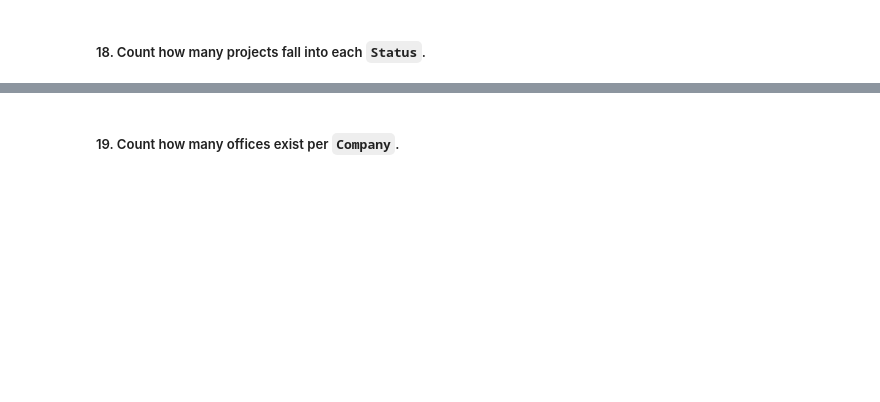
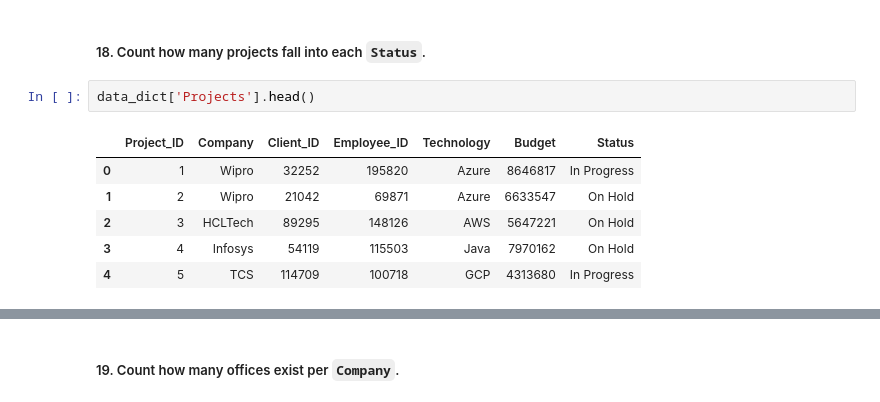
Before and after one commit to shiva3994/Projects, a Jupyter notebook: Python/L_Big4_India.ipynb, the cells around one changed output, grey strips where cells are left out. Drawn from its saved outputs; the diff is of its cells as text; blank space fills up the shorter version.

```diff
--- a/Python/L_Big4_India.ipynb
+++ b/Python/L_Big4_India.ipynb
@@ -318,2 +344,11 @@ Name: count, dtype: int64
 # %% [markdown]
 ##### 18. Count how many projects fall into each `Status`.
+# %%
+data_dict['Projects'].head()
+# %% [output]
+|  | Project_ID | Company | Client_ID | Employee_ID | Technology | Budget | Status |
+| 0 | 1 | Wipro | 32252 | 195820 | Azure | 8646817 | In Progress |
+| 1 | 2 | Wipro | 21042 | 69871 | Azure | 6633547 | On Hold |
+| 2 | 3 | HCLTech | 89295 | 148126 | AWS | 5647221 | On Hold |
+| 3 | 4 | Infosys | 54119 | 115503 | Java | 7970162 | On Hold |
+| 4 | 5 | TCS | 114709 | 100718 | GCP | 4313680 | In Progress |
```
Also changed, not shown: parts of 10 cells of this notebook.
